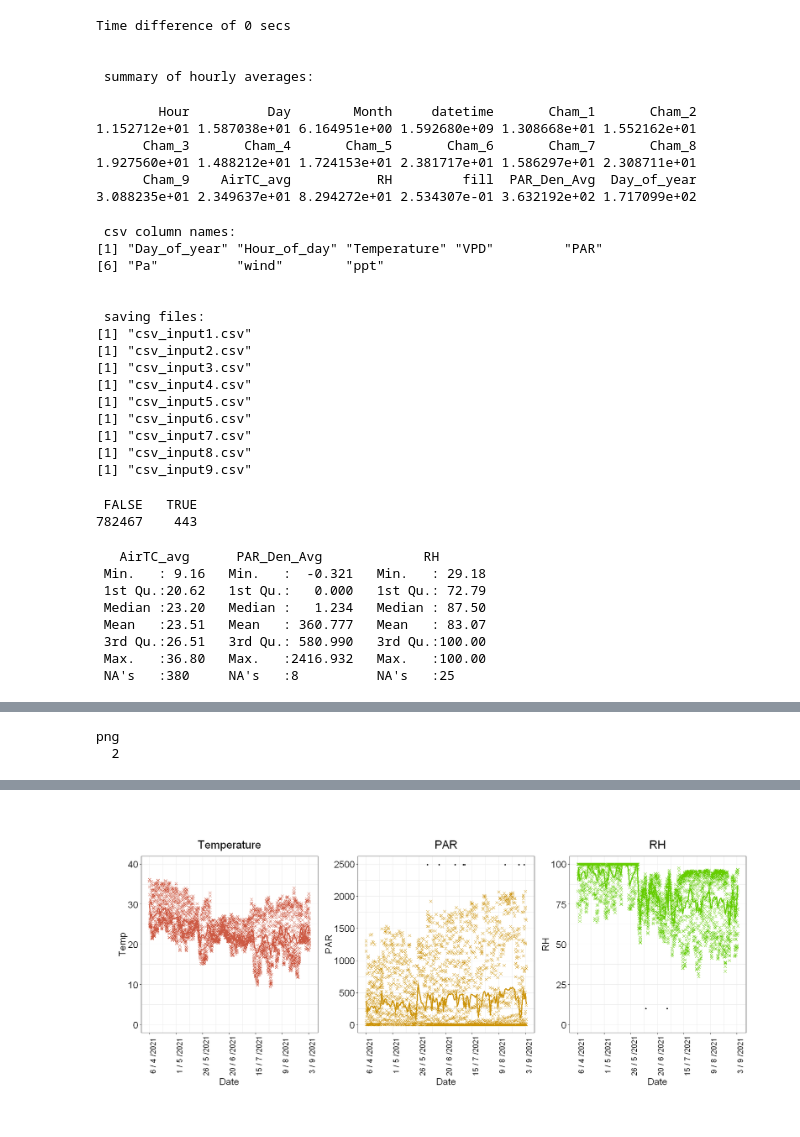
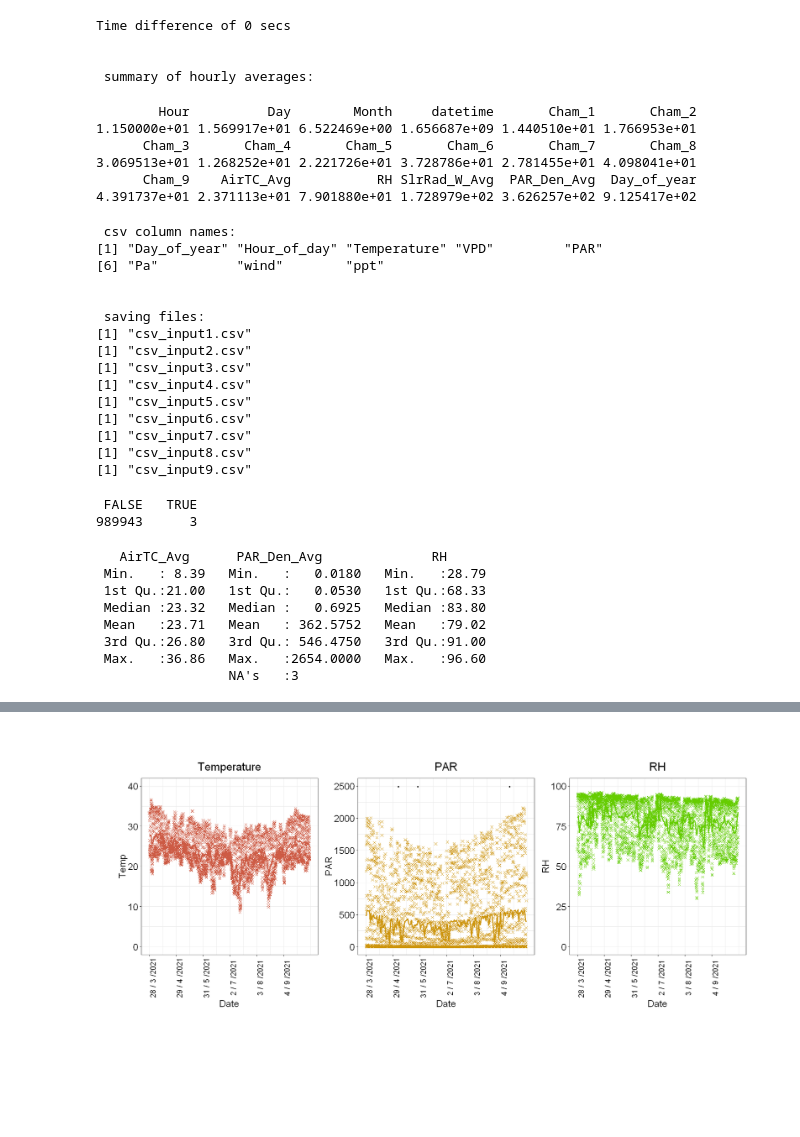
Before and after one commit to flossie-brown/TropOz-trees, a Jupyter notebook: Met data.ipynb, the cells around one changed output, grey strips where cells are left out. Drawn from its saved outputs; the diff is of its cells as text; code cells hidden in the pictures; blank space fills up the shorter version.

```diff
--- a/Met data.ipynb
+++ b/Met data.ipynb
@@ -14,14 +35,14 @@ require(plantecophys)
 setwd('C:/Users/fb428/OneDrive - University of Exeter/Documents/Tropoz/')
 source('scripts/met_functions.R')
 
-f = 'EG1'
+f = 'DD1'
 
 #--------------------------------------------------
 #  LOAD DATA
 #--------------------------------------------------
 
-Met_data <- read.csv(gsub(" ", "", paste(f,'/',f,'_Met_5min.csv')))
-Ozone_data <- read.csv(gsub(" ", "", paste(f,'/',f,'_O3.csv')))
+Met_data <- read.csv(gsub(" ", "", paste('inputs/', f,'/',f,'_Met_5min.csv')))
+Ozone_data <- read.csv(gsub(" ", "", paste('inputs/', f,'/',f,'_O3.csv')))
 
 #--------------------------------------------------
 #  MERGE DATA
@@ -29,14 +50,14 @@ Ozone_data <- read.csv(gsub(" ", "", paste(f,'/',f,'_O3.csv')))
 
 #Met_data$datetime <- strptime(Met_data$datetime, format="%d/%m/%Y %H:%M")
 
-met_df <- merge_ozone_met(Met_data, Ozone_data, "%d/%m/%Y %H:%M")
+met_df <- merge_ozone_met(Met_data, Ozone_data, "%Y-%m-%d %H:%M")
 df_time <- add_month_day_hour_DOY(met_df, '2020-01-01')
 
 #--------------------------------------------------
 #  FIND AVERAGES
 #--------------------------------------------------
 
-key_data = select(df_time, -c('Zero_Air', 'filled', 'date', 'Pres'))
+key_data = select(df_time, -c('Zero_Air', 'filled', 'date'))
 
 hourly_average <- aggregate(. ~ Hour + Day + Month, na.omit(key_data), mean)
 daily_average <- aggregate(. ~ Day + Month, key_data, mean)
@@ -49,11 +70,11 @@ colMeans(hourly_average)
 #  MAKE CSV INPUT FILES
 #--------------------------------------------------
 
-VPD_kPa <- RHtoVPD(hourly_average$RH, hourly_average$AirTC_avg, Pa = 101)
+VPD_kPa <- RHtoVPD(hourly_average$RH, hourly_average$AirTC_Avg, Pa = 101)
 
 csv_input <- data.frame(Day_of_year = hourly_average$Day_of_year,
                         Hour_of_day = hourly_average$Hour,
-                        Temperature = hourly_average$AirTC_avg,
+                        Temperature = hourly_average$AirTC_Avg,
                         VPD = VPD_kPa,
                         PAR = hourly_average$PAR_Den_Avg)
 
@@ -80,11 +101,11 @@ Time difference of 0 secs
 
  summary of hourly averages:
         Hour          Day        Month     datetime       Cham_1       Cham_2
-1.152712e+01 1.587038e+01 6.164951e+00 1.592680e+09 1.308668e+01 1.552162e+01
+1.150000e+01 1.569917e+01 6.522469e+00 1.656687e+09 1.440510e+01 1.766953e+01
       Cham_3       Cham_4       Cham_5       Cham_6       Cham_7       Cham_8
-1.927560e+01 1.488212e+01 1.724153e+01 2.381717e+01 1.586297e+01 2.308711e+01
-      Cham_9    AirTC_avg           RH         fill  PAR_Den_Avg  Day_of_year
-3.088235e+01 2.349637e+01 8.294272e+01 2.534307e-01 3.632192e+02 1.717099e+02
+3.069513e+01 1.268252e+01 2.221726e+01 3.728786e+01 2.781455e+01 4.098041e+01
+      Cham_9    AirTC_Avg           RH SlrRad_W_Avg  PAR_Den_Avg  Day_of_year
+4.391737e+01 2.371113e+01 7.901880e+01 1.728979e+02 3.626257e+02 9.125417e+02
  csv column names:
 [1] "Day_of_year" "Hour_of_day" "Temperature" "VPD"         "PAR"
 [6] "Pa"          "wind"        "ppt"
@@ -104,18 +125,18 @@ Time difference of 0 secs
 table(is.na(key_data))
 # %% [output]
  FALSE   TRUE
-782467    443
+989943      3
 # %%
-summary(df_time[c('AirTC_avg', 'PAR_Den_Avg', 'RH')])
+summary(df_time[c('AirTC_Avg', 'PAR_Den_Avg', 'RH')])
 # %% [output]
-   AirTC_avg      PAR_Den_Avg             RH
- Min.   : 9.16   Min.   :  -0.321   Min.   : 29.18
- 1st Qu.:20.62   1st Qu.:   0.000   1st Qu.: 72.79
- Median :23.20   Median :   1.234   Median : 87.50
- Mean   :23.51   Mean   : 360.777   Mean   : 83.07
- 3rd Qu.:26.51   3rd Qu.: 580.990   3rd Qu.:100.00
- Max.   :36.80   Max.   :2416.932   Max.   :100.00
- NA's   :380     NA's   :8          NA's   :25
+   AirTC_Avg      PAR_Den_Avg              RH
+ Min.   : 8.39   Min.   :   0.0180   Min.   :28.79
+ 1st Qu.:21.00   1st Qu.:   0.0530   1st Qu.:68.33
+ Median :23.32   Median :   0.6925   Median :83.80
+ Mean   :23.71   Mean   : 362.5752   Mean   :79.02
+ 3rd Qu.:26.80   3rd Qu.: 546.4750   3rd Qu.:91.00
+ Max.   :36.86   Max.   :2654.0000   Max.   :96.60
+                 NA's   :3
 # %%
 #--------------------------------------------------
 #  MAKE AND SAVE FIGS
@@ -140,8 +161,8 @@ for (i in 1:length(days)){
 # make plots
 
 T <- ggplot()+
-geom_point(data = hourly_average, aes(x = datetime, y = AirTC_avg), colour = 'coral3', shape = 4)+
-geom_line(data = daily_average, aes(x = datetime, y = AirTC_avg), col = "coral3", size = 1)+
+geom_point(data = hourly_average, aes(x = datetime, y = AirTC_Avg), colour = 'coral3', shape = 4)+
+geom_line(data = daily_average, aes(x = datetime, y = AirTC_Avg), col = "coral3", size = 1)+
 #geom_point(aes(y = 15, x = as.numeric(df_time$datetime[which(is.na(df_time$AirTC_avg))])), col = 'black', shape = 20)+
 
 
@@ -186,7 +207,7 @@ ylim(0, 2500)
 RH <- ggplot()+
 geom_point(data = hourly_average, aes(x = datetime, y = RH), colour = 'chartreuse3', shape = 4)+
 geom_line(data = daily_average, aes(x = datetime, y = RH), col = "chartreuse3", size = 1)+
-geom_point(aes(y = 10, x = as.numeric(df_time$datetime[which(is.na(df_time$RH))])), col = 'black', shape = 20)+
+#geom_point(aes(y = 10, x = as.numeric(df_time$datetime[which(is.na(df_time$RH))])), col = 'black', shape = 20)+
 
 
 ggtitle('RH')+
@@ -208,7 +229,7 @@ ylim(0, 100)
 
 # save and display plot
 
-png(gsub(" ", "", paste(f,'/script_output_',f,'/met_',f,'.png')), width =  40, height = 20, units='cm', res = 330)
+png(gsub(" ", "", paste('outputs/script_output_',f,'/met_',f,'.png')), width =  40, height = 20, units='cm', res = 330)
 
 T + PAR + RH +
   plot_layout(widths = unit(10, 'cm'), heights = unit(10, 'cm'))
@@ -224,2 +244,0 @@ Warning message:
-png
-  2
@@ -228 +245 @@ Warning message:
-[figure, old version]
+[figure, new version]
```
Also changed, not shown: parts of 2 cells of this notebook, 6 other files.
